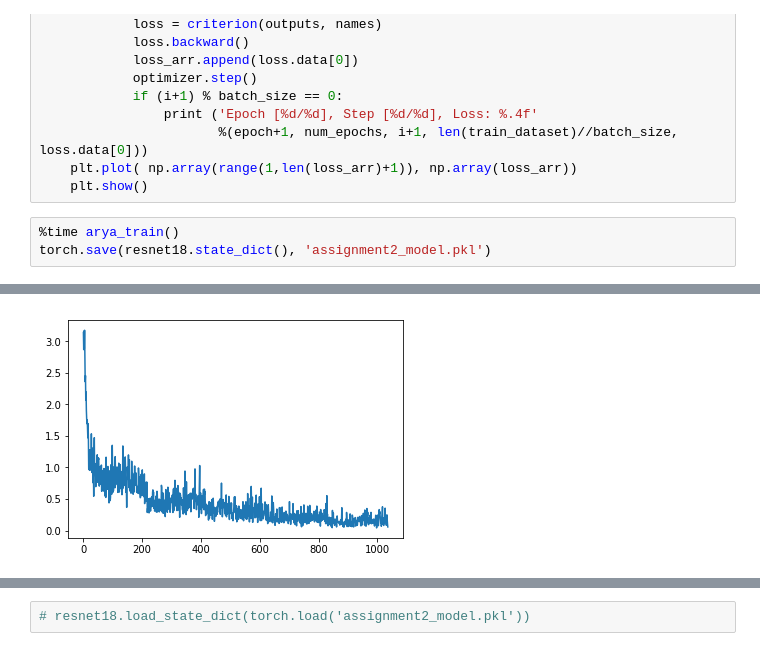
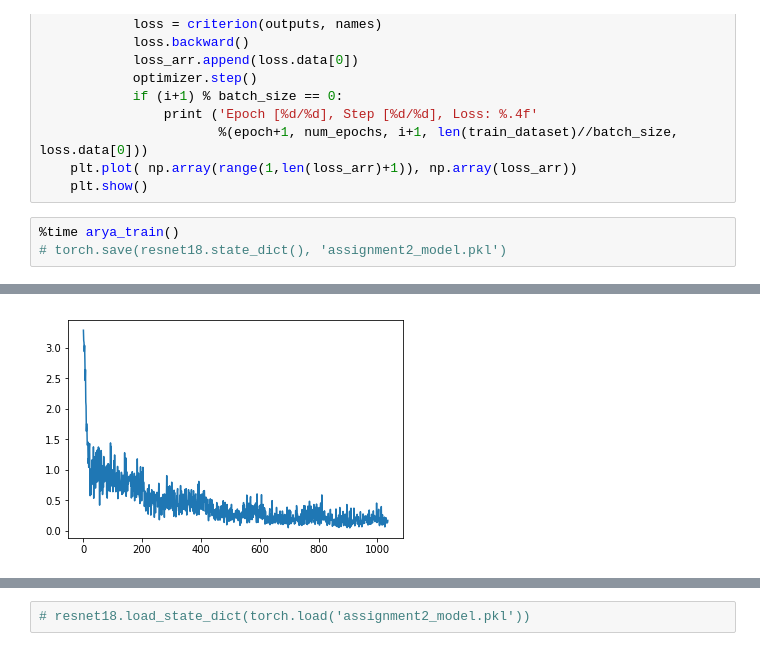
Before and after one commit to deepakgangwar/CS698O, a Jupyter notebook: Assignments/2/assignment_2.ipynb, the cells around one changed output, grey strips where cells are left out. Drawn from its saved outputs; the diff is of its cells as text.

```diff
--- a/Assignments/2/assignment_2.ipynb
+++ b/Assignments/2/assignment_2.ipynb
@@ -263,5 +280,5 @@ def arya_train():
     plt.show()
 # %%
 %time arya_train()
-torch.save(resnet18.state_dict(), 'assignment2_model.pkl')
+# torch.save(resnet18.state_dict(), 'assignment2_model.pkl')
 # %% [output]
@@ -278 +295 @@ Epoch [5/5], Step [200/206], Loss: 0.2389
-[figure, old version]
+[figure, new version]
```
Also changed, not shown: parts of 7 cells of this notebook, 1 other file.
